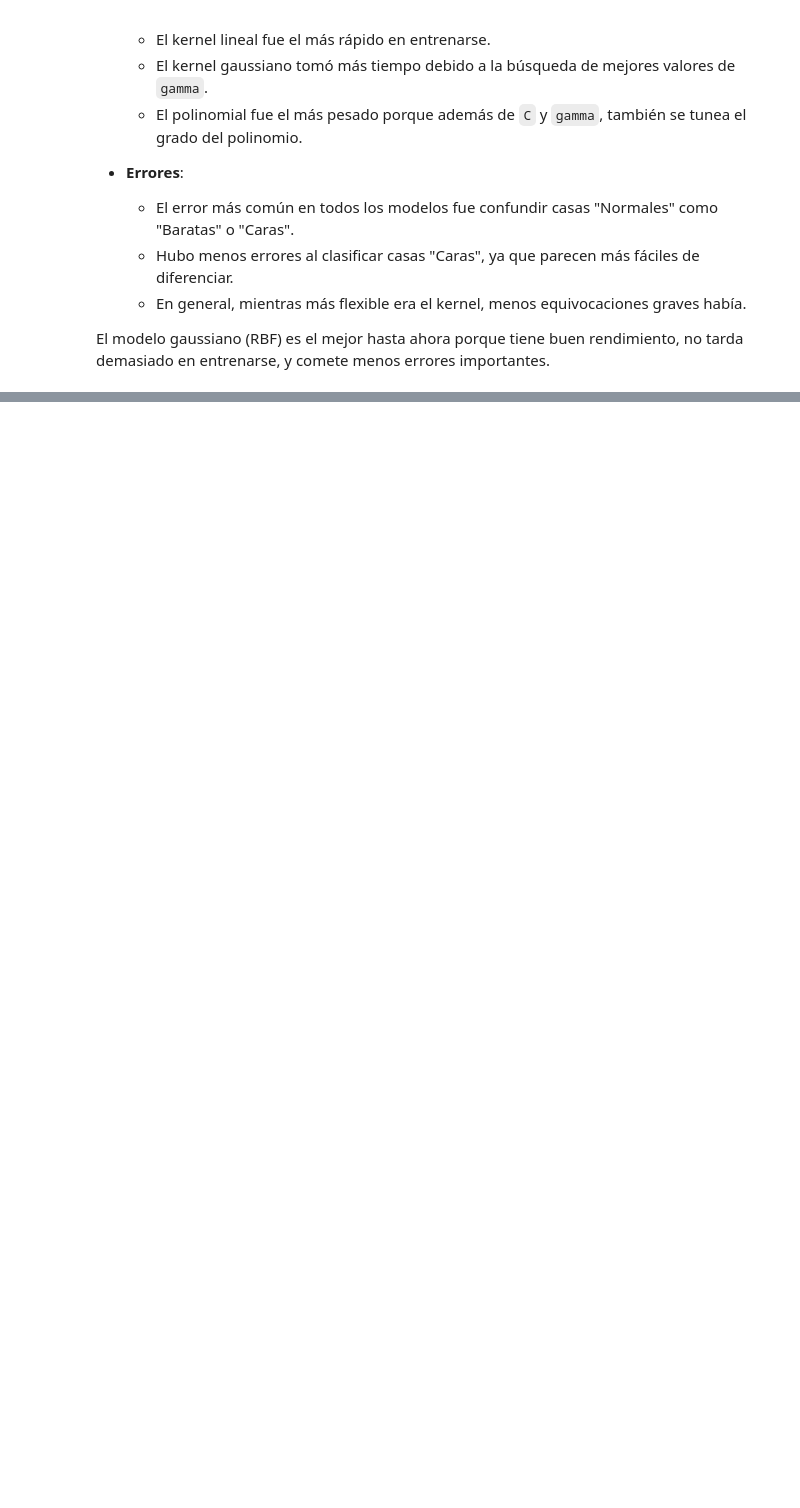
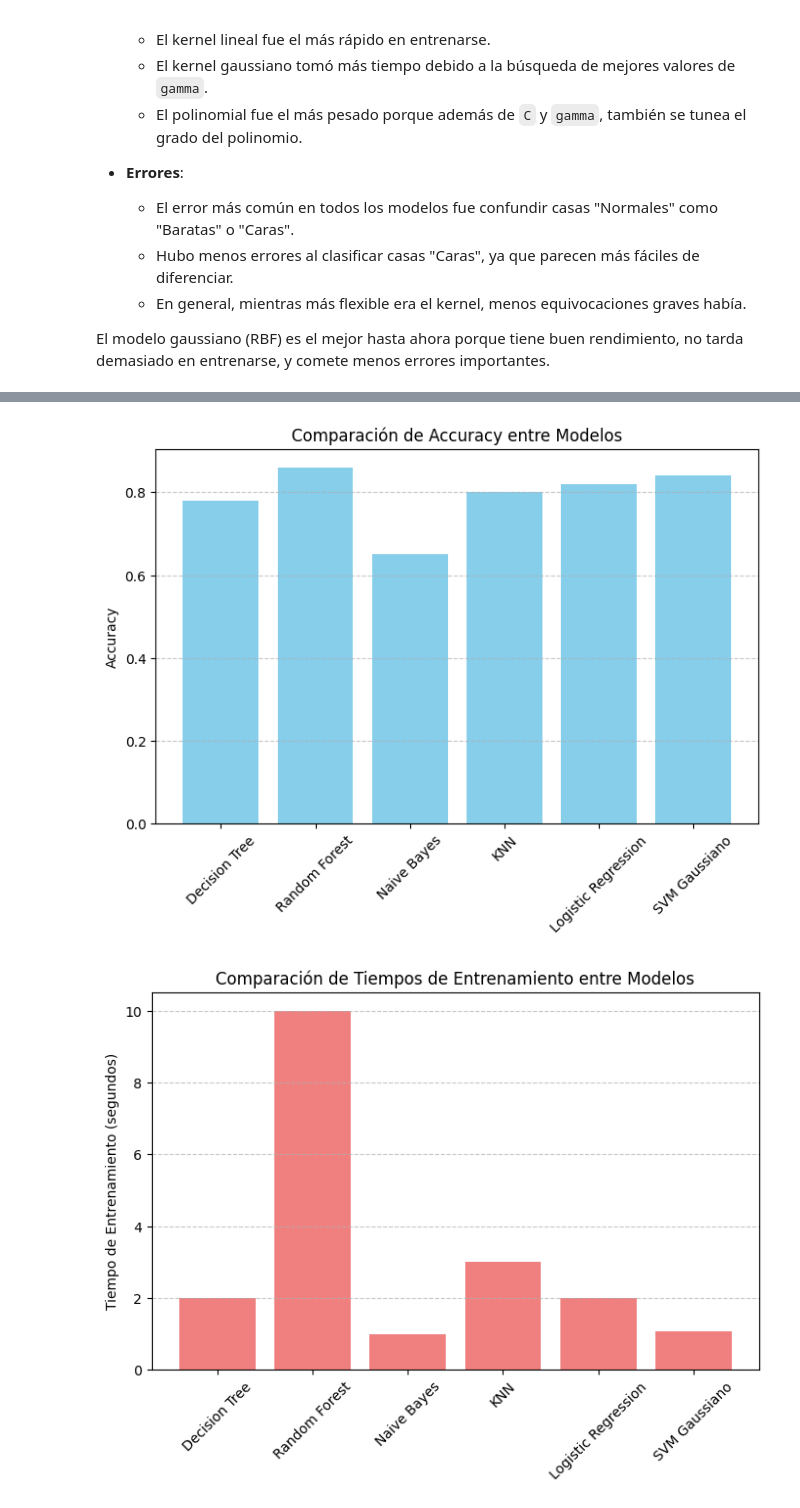
Before and after one commit to DiegoGarV/HDT8-DM, a Jupyter notebook: SVM.ipynb, the cells around one changed output, grey strips where cells are left out. Drawn from its saved outputs; the diff is of its cells as text; code cells hidden in the pictures; blank space fills up the shorter version.

```diff
--- a/SVM.ipynb
+++ b/SVM.ipynb
@@ -480,0 +519,21 @@ El modelo gaussiano (RBF) es el mejor hasta ahora porque tiene buen rendimiento,
+# %%
+# Accuracy
+plt.figure(figsize=(8,5))
+plt.bar(accuracy_modelos.keys(), accuracy_modelos.values(), color='skyblue')
+plt.ylabel("Accuracy")
+plt.xticks(rotation=45)
+plt.title("Comparación de Accuracy entre Modelos")
+plt.grid(axis="y", linestyle="--", alpha=0.7)
+plt.show()
+
+# Tiempo
+plt.figure(figsize=(8,5))
+plt.bar(tiempo_modelos.keys(), tiempo_modelos.values(), color='lightcoral')
+plt.ylabel("Tiempo de Entrenamiento (segundos)")
+plt.xticks(rotation=45)
+plt.title("Comparación de Tiempos de Entrenamiento entre Modelos")
+plt.grid(axis="y", linestyle="--", alpha=0.7)
+plt.show()
+# %% [output]
+[figure, added]
+[figure, added]
```
Also changed, not shown: parts of 2 cells of this notebook.
